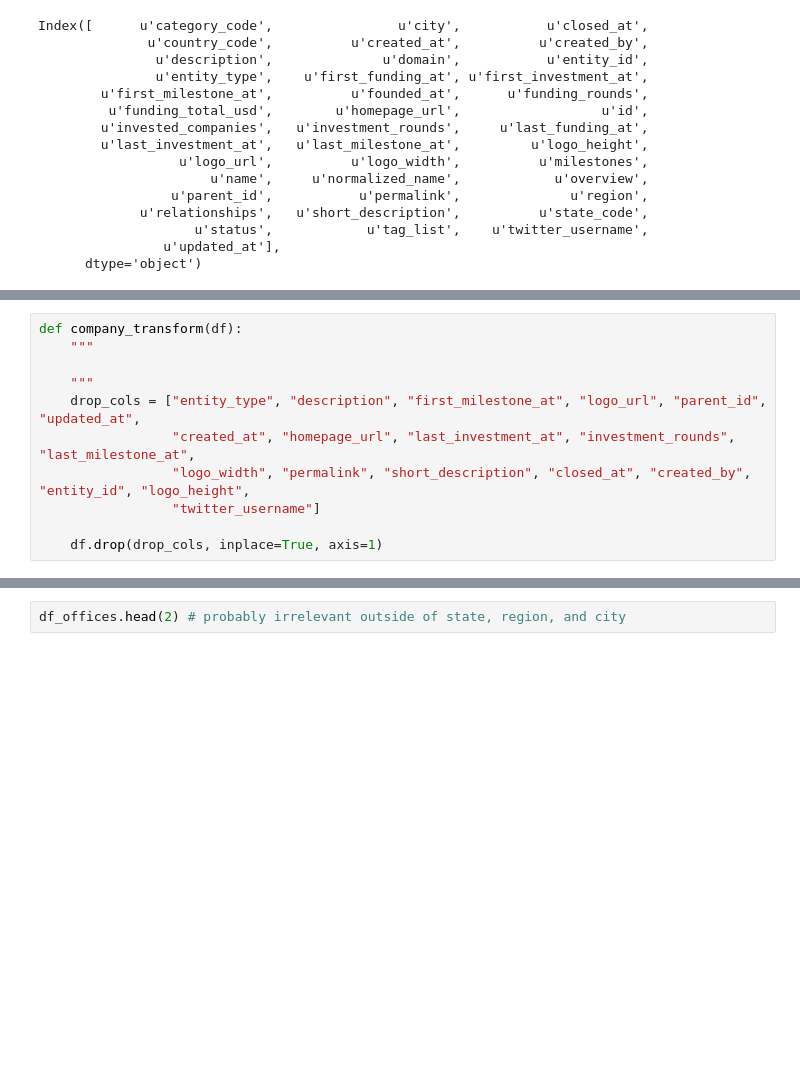
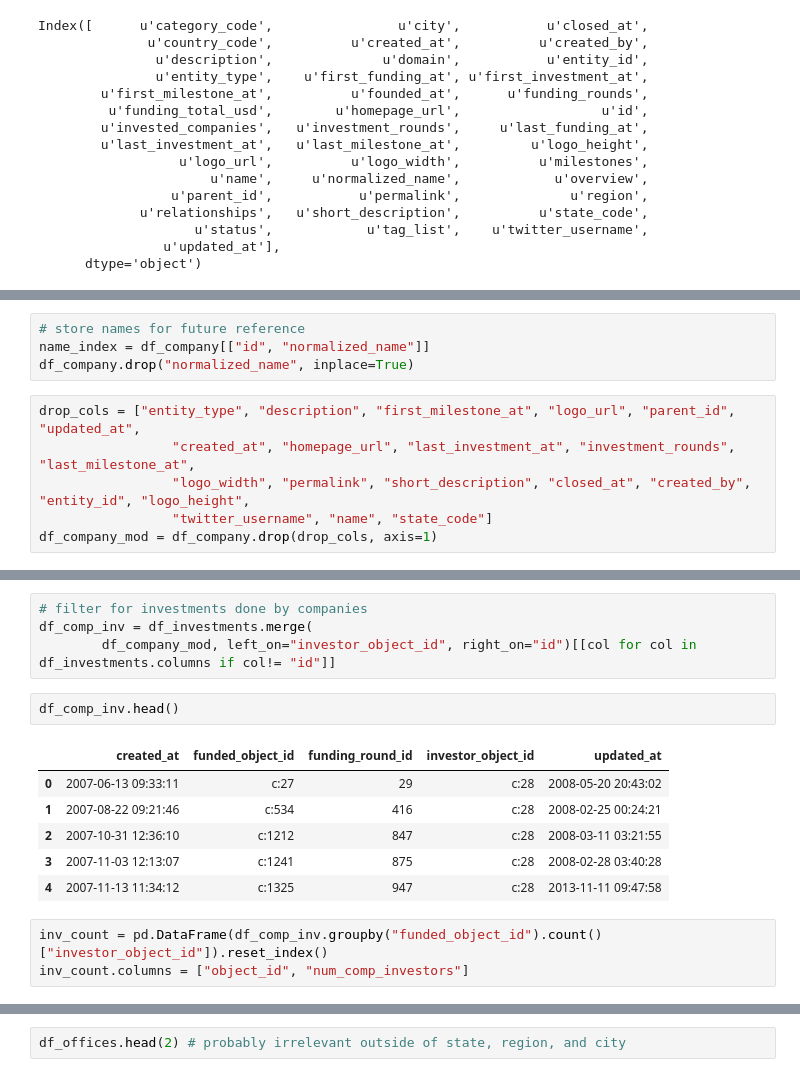
Before and after one commit to krishnr/Delphi, a Jupyter notebook: data_aug.ipynb, the cells around one changed output, grey strips where cells are left out. Saved outputs shown, nothing was run; the diff lists cells and outputs as text; blank space fills up the shorter version.

Commit message:
cat ohe and agg comp inv

```diff
--- a/data_aug.ipynb
+++ b/data_aug.ipynb
@@ -307,11 +336,10 @@ Index([      u'category_code',                u'city',           u'closed_at',
+# %%
+# store names for future reference
+name_index = df_company[["id", "normalized_name"]]
+df_company.drop("normalized_name", inplace=True)
 # %%
-def company_transform(df):
-    """
-
-    """
-    drop_cols = ["entity_type", "description", "first_milestone_at", "logo_url", "parent_id", "updated_at",
+drop_cols = ["entity_type", "description", "first_milestone_at", "logo_url", "parent_id", "updated_at",
                  "created_at", "homepage_url", "last_investment_at", "investment_rounds", "last_milestone_at",
                  "logo_width", "permalink", "short_description", "closed_at", "created_by", "entity_id", "logo_height",
-                 "twitter_username"]
-
-    df.drop(drop_cols, inplace=True, axis=1)
+                 "twitter_username", "name", "state_code"]
+df_company_mod = df_company.drop(drop_cols, axis=1)
@@ -317,0 +357,16 @@ def company_transform(df):
+# %%
+# filter for investments done by companies
+df_comp_inv = df_investments.merge(
+        df_company_mod, left_on="investor_object_id", right_on="id")[[col for col in df_investments.columns if col!= "id"]]
+# %%
+df_comp_inv.head()
+# %% [output]
+|  | created_at | funded_object_id | funding_round_id | investor_object_id | updated_at |
+| 0 | 2007-06-13 09:33:11 | c:27 | 29 | c:28 | 2008-05-20 20:43:02 |
+| 1 | 2007-08-22 09:21:46 | c:534 | 416 | c:28 | 2008-02-25 00:24:21 |
+| 2 | 2007-10-31 12:36:10 | c:1212 | 847 | c:28 | 2008-03-11 03:21:55 |
+| 3 | 2007-11-03 12:13:07 | c:1241 | 875 | c:28 | 2008-02-28 03:40:28 |
+| 4 | 2007-11-13 11:34:12 | c:1325 | 947 | c:28 | 2013-11-11 09:47:58 |
+# %%
+inv_count = pd.DataFrame(df_comp_inv.groupby("funded_object_id").count()["investor_object_id"]).reset_index()
+inv_count.columns = ["object_id", "num_comp_investors"]
```
Also changed, not shown: parts of 10 cells of this notebook.
